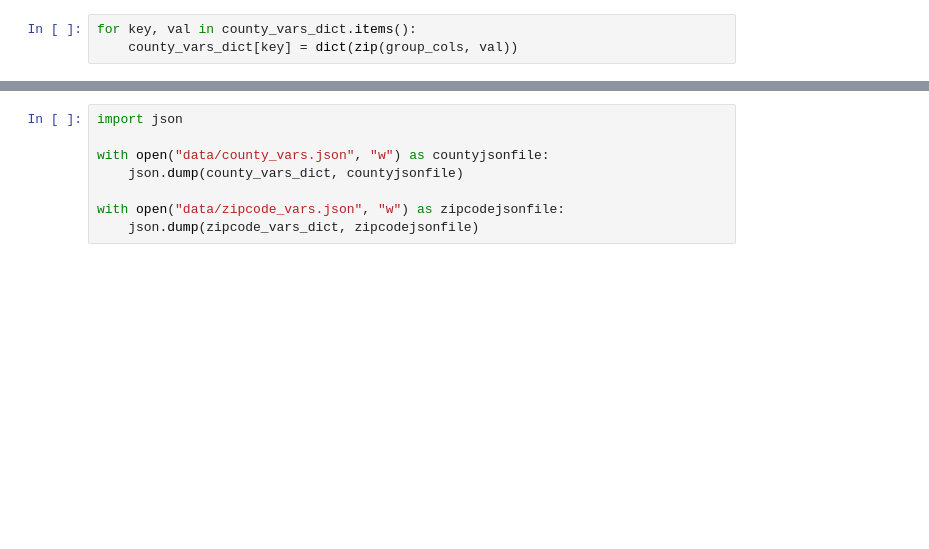
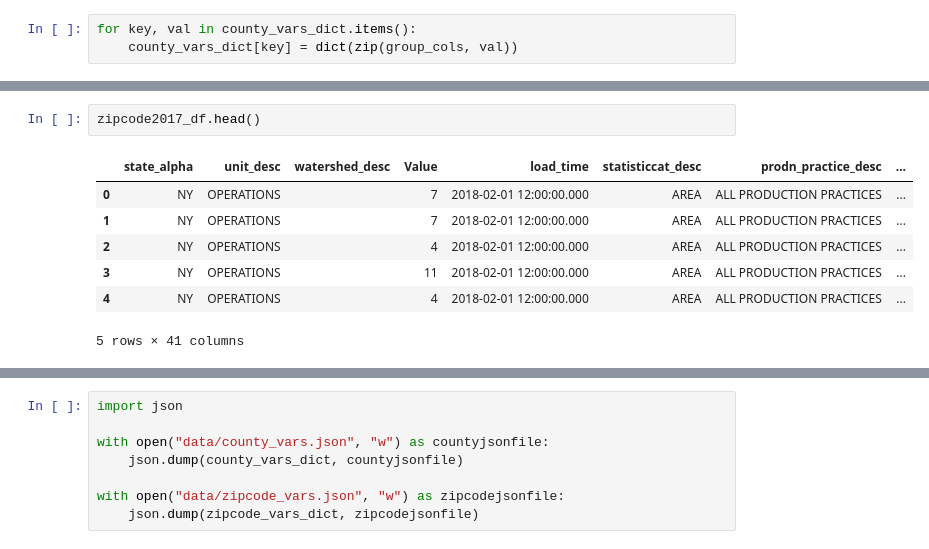
Before and after one commit to dkrasne/nys_farms, a Jupyter notebook: nys_farms_3_agcensus.ipynb, the cells around one changed output, grey strips where cells are left out. Cells and saved outputs as stored; diff of their text form; blank space fills up the shorter version.

```diff
--- a/nys_farms_3_agcensus.ipynb
+++ b/nys_farms_3_agcensus.ipynb
@@ -484,0 +781,10 @@ for key, val in county_vars_dict.items():
+# %%
+zipcode2017_df.head()
+# %% [output]
+|  | state_alpha | unit_desc | watershed_desc | Value | load_time | statisticcat_desc | prodn_practice_desc | ... |
+| 0 | NY | OPERATIONS |  | 7 | 2018-02-01 12:00:00.000 | AREA | ALL PRODUCTION PRACTICES | ... |
+| 1 | NY | OPERATIONS |  | 7 | 2018-02-01 12:00:00.000 | AREA | ALL PRODUCTION PRACTICES | ... |
+| 2 | NY | OPERATIONS |  | 4 | 2018-02-01 12:00:00.000 | AREA | ALL PRODUCTION PRACTICES | ... |
+| 3 | NY | OPERATIONS |  | 11 | 2018-02-01 12:00:00.000 | AREA | ALL PRODUCTION PRACTICES | ... |
+| 4 | NY | OPERATIONS |  | 4 | 2018-02-01 12:00:00.000 | AREA | ALL PRODUCTION PRACTICES | ... |
+5 rows × 41 columns
```
Also changed, not shown: parts of 27 cells of this notebook, 21 other files.
